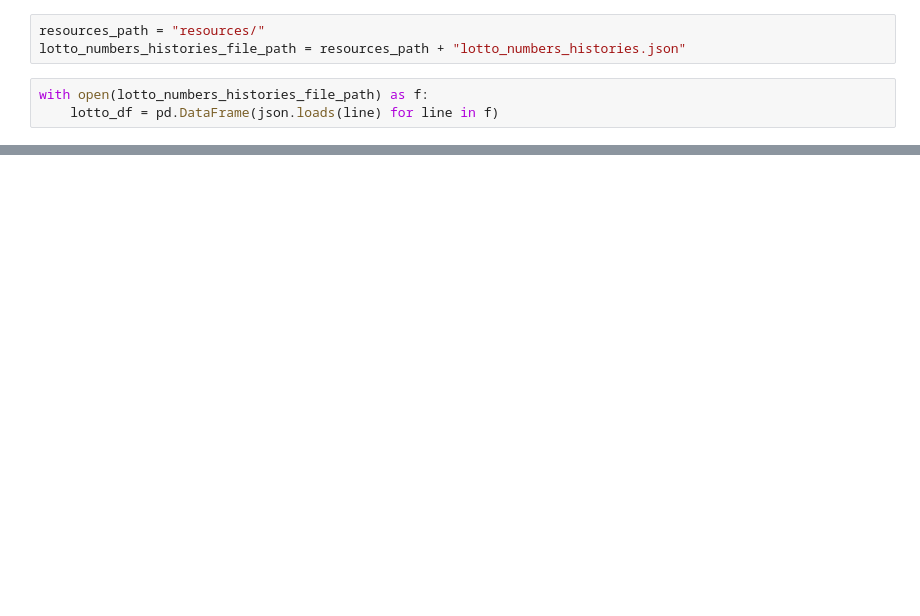
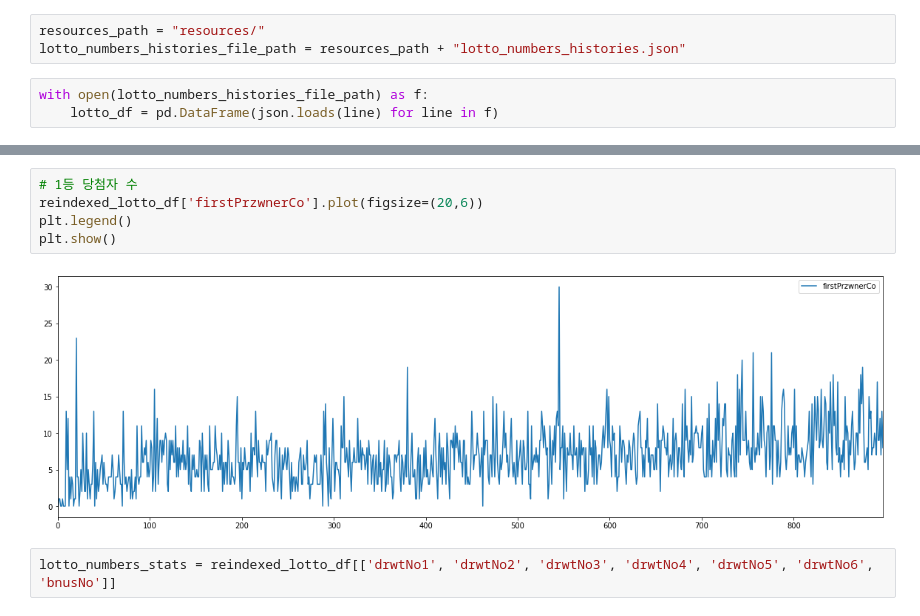
Before and after one commit to tomining/data_analysis, a Jupyter notebook: lotto/lotto_number_analysis.ipynb, the cells around one changed output, grey strips where cells are left out. Cells and saved outputs as stored; diff of their text form; blank space fills up the shorter version.

```diff
--- a/lotto/lotto_number_analysis.ipynb
+++ b/lotto/lotto_number_analysis.ipynb
@@ -46,0 +76,9 @@ KeyError: 'Only a column name can be used for the key in a dtype mappings argume
+# %%
+# 1등 당첨자 수
+reindexed_lotto_df['firstPrzwnerCo'].plot(figsize=(20,6))
+plt.legend()
+plt.show()
+# %% [output]
+[figure, added]
+# %%
+lotto_numbers_stats = reindexed_lotto_df[['drwtNo1', 'drwtNo2', 'drwtNo3', 'drwtNo4', 'drwtNo5', 'drwtNo6', 'bnusNo']]
```
Also changed, not shown: parts of 16 cells of this notebook, 2 other files.
